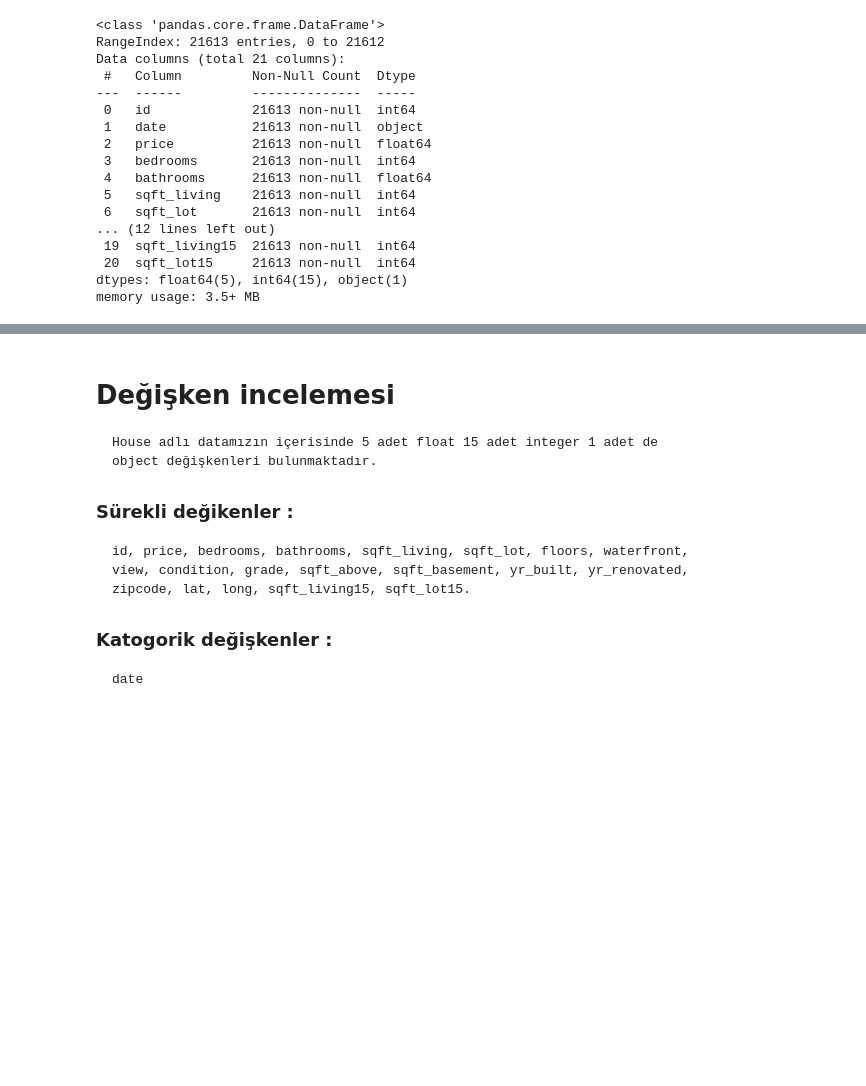
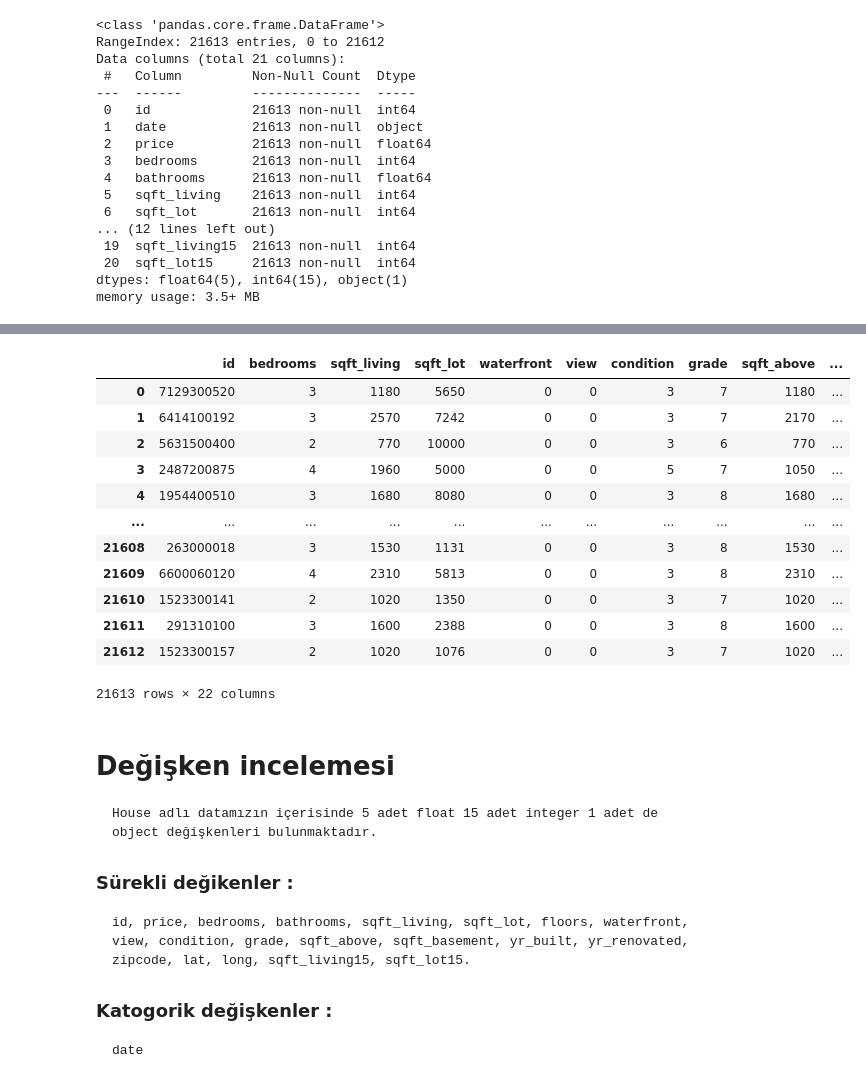
Before and after one commit to aytackolukisa/My_Projects, a Jupyter notebook: House.ipynb, the cells around one changed output, grey strips where cells are left out. Cells and saved outputs as stored; diff of their text form; code cells hidden in the pictures; blank space fills up the shorter version.

```diff
--- a/House.ipynb
+++ b/House.ipynb
@@ -38,3 +60,19 @@ memory usage: 3.5+ MB
+# %%
+int_64_df
+# %% [output]
+|  | id | bedrooms | sqft_living | sqft_lot | waterfront | view | condition | grade | sqft_above | ... |
+| 0 | 7129300520 | 3 | 1180 | 5650 | 0 | 0 | 3 | 7 | 1180 | ... |
+| 1 | 6414100192 | 3 | 2570 | 7242 | 0 | 0 | 3 | 7 | 2170 | ... |
+| 2 | 5631500400 | 2 | 770 | 10000 | 0 | 0 | 3 | 6 | 770 | ... |
+| 3 | 2487200875 | 4 | 1960 | 5000 | 0 | 0 | 5 | 7 | 1050 | ... |
+| 4 | 1954400510 | 3 | 1680 | 8080 | 0 | 0 | 3 | 8 | 1680 | ... |
+| ... | ... | ... | ... | ... | ... | ... | ... | ... | ... | ... |
+| 21608 | 263000018 | 3 | 1530 | 1131 | 0 | 0 | 3 | 8 | 1530 | ... |
+| 21609 | 6600060120 | 4 | 2310 | 5813 | 0 | 0 | 3 | 8 | 2310 | ... |
+| 21610 | 1523300141 | 2 | 1020 | 1350 | 0 | 0 | 3 | 7 | 1020 | ... |
+| 21611 | 291310100 | 3 | 1600 | 2388 | 0 | 0 | 3 | 8 | 1600 | ... |
+| 21612 | 1523300157 | 2 | 1020 | 1076 | 0 | 0 | 3 | 7 | 1020 | ... |
+21613 rows × 22 columns
 # %% [markdown]
 # Değişken incelemesi
 
```
Also changed, not shown: parts of 22 cells of this notebook.
